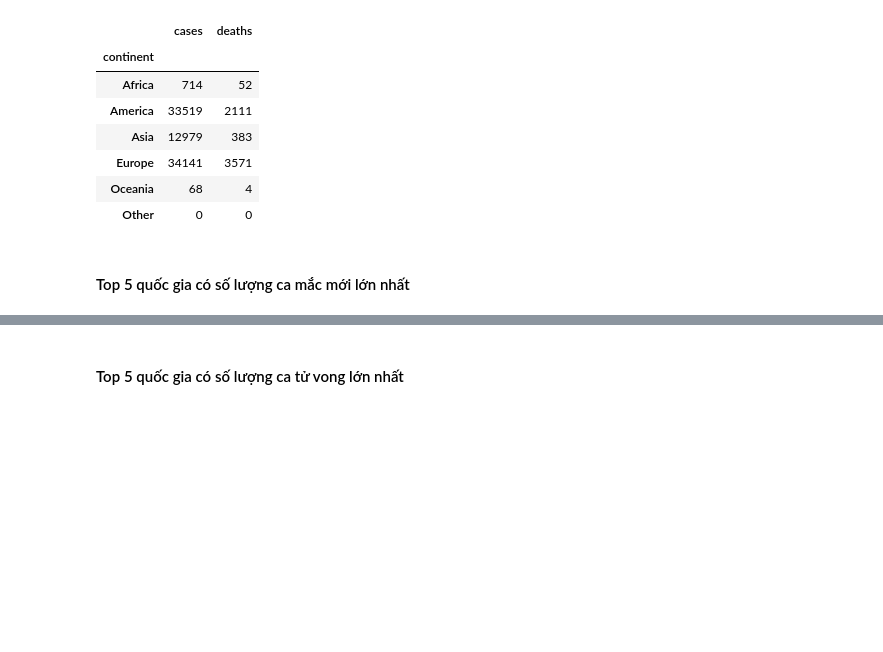
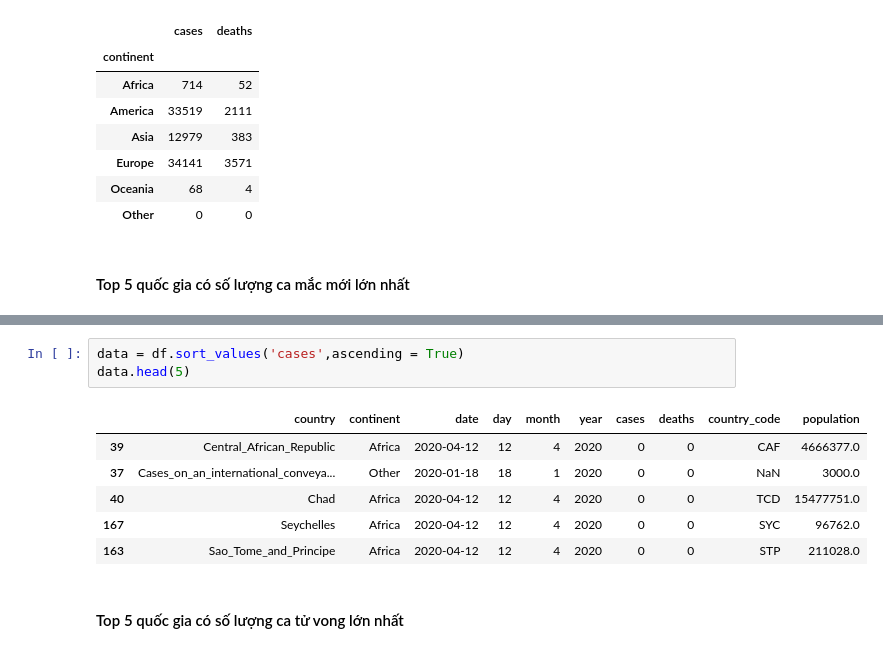
Before and after one commit to ntnqu/DAP2311R1, a Jupyter notebook: Buổi 2 - 18112023/Buổi 2_[Thực hành] bộ dữ liệu covid 19.ipynb, the cells around one changed output, grey strips where cells are left out. Drawn from its saved outputs; the diff is of its cells as text; blank space fills up the shorter version.

```diff
--- a/Buổi 2 - 18112023/Buổi 2_[Thực hành] bộ dữ liệu covid 19.ipynb
+++ b/Buổi 2 - 18112023/Buổi 2_[Thực hành] bộ dữ liệu covid 19.ipynb
@@ -296,2 +306,12 @@ df.groupby('continent')[['cases', 'deaths']].sum()
+# %%
+data = df.sort_values('cases',ascending = True)
+data.head(5)
+# %% [output]
+|  | country | continent | date | day | month | year | cases | deaths | country_code | population |
+| 39 | Central_African_Republic | Africa | 2020-04-12 | 12 | 4 | 2020 | 0 | 0 | CAF | 4666377.0 |
+| 37 | Cases_on_an_international_conveya... | Other | 2020-01-18 | 18 | 1 | 2020 | 0 | 0 | NaN | 3000.0 |
+| 40 | Chad | Africa | 2020-04-12 | 12 | 4 | 2020 | 0 | 0 | TCD | 15477751.0 |
+| 167 | Seychelles | Africa | 2020-04-12 | 12 | 4 | 2020 | 0 | 0 | SYC | 96762.0 |
+| 163 | Sao_Tome_and_Principe | Africa | 2020-04-12 | 12 | 4 | 2020 | 0 | 0 | STP | 211028.0 |
 # %% [markdown]
 #### Top 5 quốc gia có số lượng ca tử vong lớn nhất
```
Also changed, not shown: parts of 2 cells of this notebook, 1 other file.
